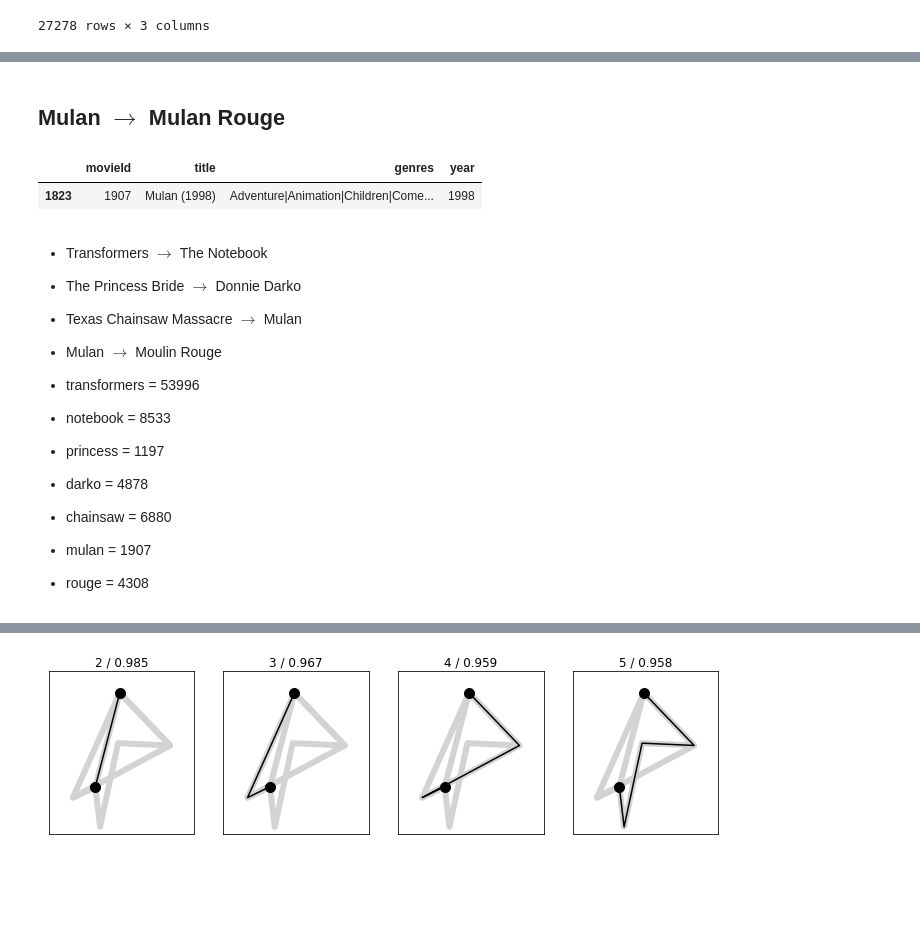
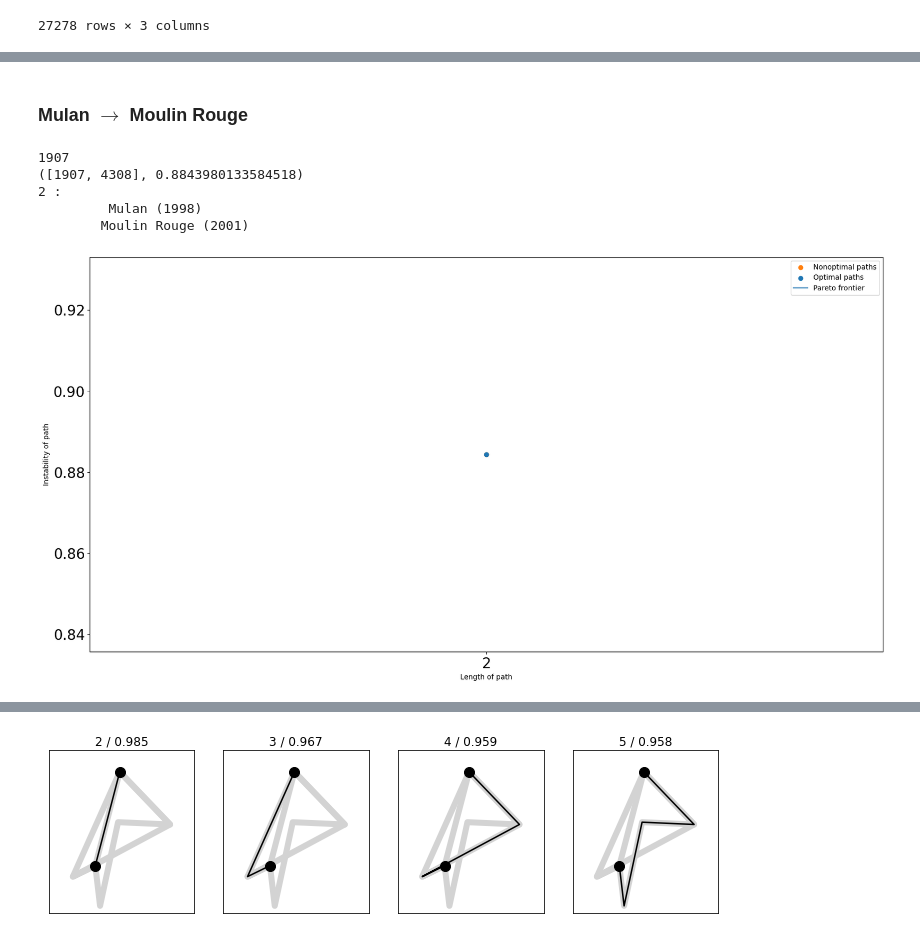
Before and after one commit to AmberThrall/SteinhausNotebooks, a Jupyter notebook: PathsonRecSys.ipynb, the cells around one changed output, grey strips where cells are left out. Saved outputs shown, nothing was run; the diff lists cells and outputs as text; code cells hidden in the pictures; blank space fills up the shorter version.

```diff
--- a/PathsonRecSys.ipynb
+++ b/PathsonRecSys.ipynb
@@ -361,2 +236,2 @@ nx.write_gpickle(g,'7000_sample_graph')
 # %% [markdown]
-## Mulan $\to$ Mulan Rouge
+### Mulan $\to$ Moulin Rouge
@@ -392,18 +238,9 @@ def paths_demo(g, source, terminal,save=False):
-# %%
-movie_info.loc[movie_info.movieId == 1907]
-# %% [output]
-|  | movieId | title | genres | year |
-| 1823 | 1907 | Mulan (1998) | Adventure|Animation|Children|Come... | 1998 |
-# %% [markdown]
-- Transformers $\to$ The Notebook
-- The Princess Bride $\to$ Donnie Darko
-- Texas Chainsaw Massacre $\to$ Mulan
-- Mulan $\to$ Moulin Rouge
-
-- transformers = 53996
-- notebook = 8533
-- princess = 1197
-- darko = 4878
-- chainsaw = 6880
-- mulan = 1907
-- rouge = 4308
+# %%
+paths_demo(g, mulan, moulin_rouge)
+# %% [output]
+1907
+([1907, 4308], 0.8843980133584518)
+2 :
+         Mulan (1998)
+        Moulin Rouge (2001)
+[figure, added]
```
Also changed, not shown: parts of 46 cells of this notebook.
